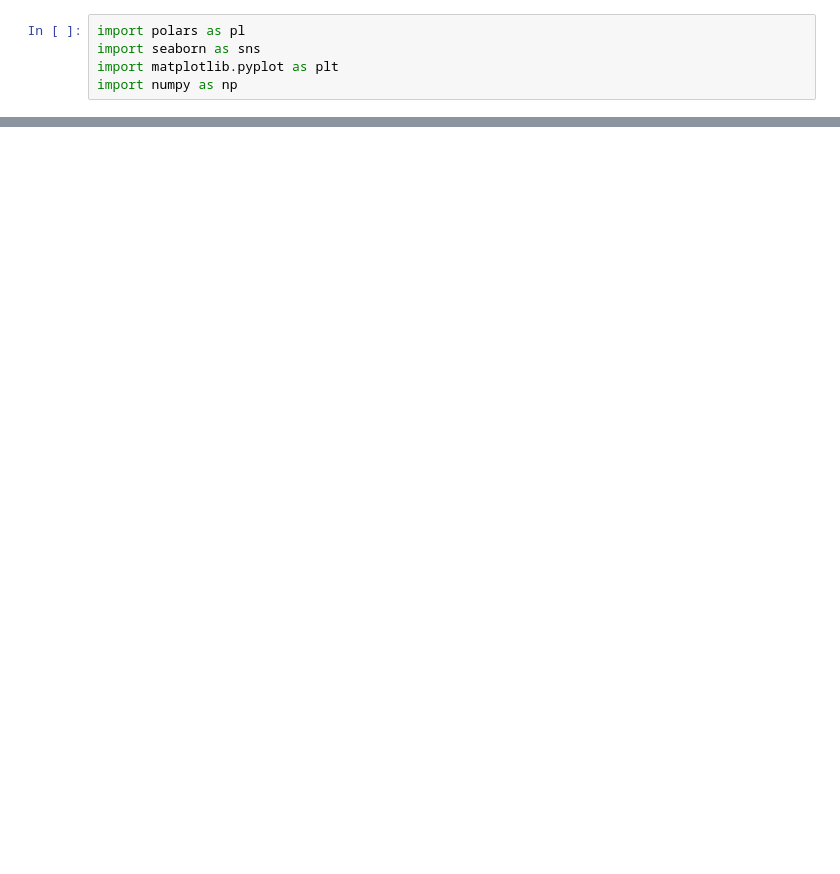
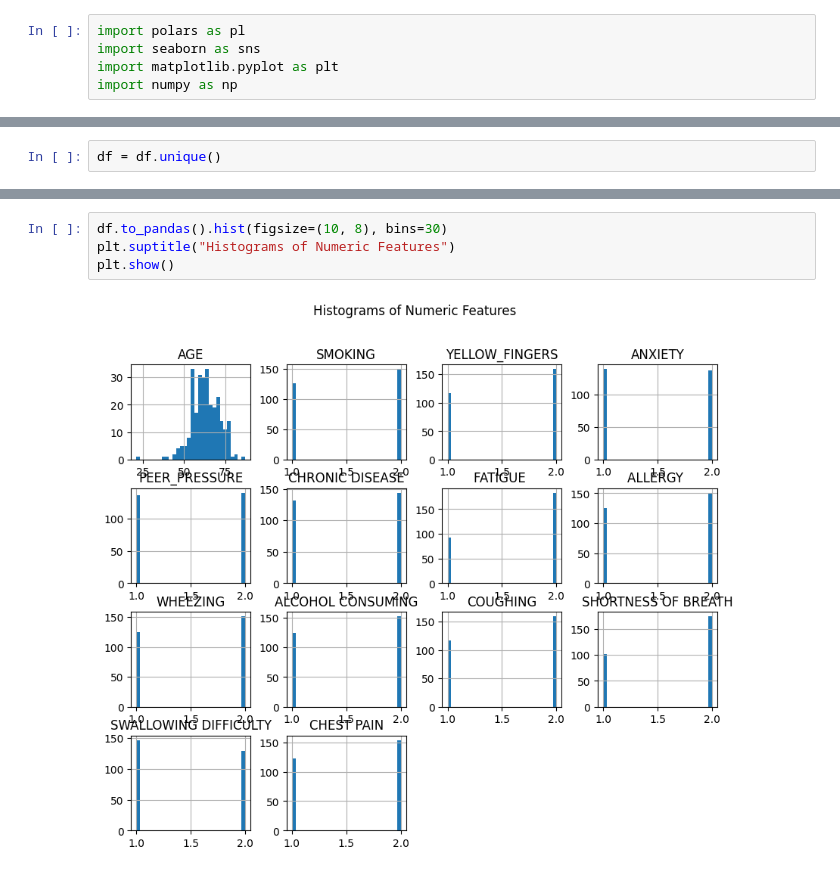
Before and after one commit to the-madhankumar/LungCancer, a Jupyter notebook: Code/main.ipynb, the cells around one changed output, grey strips where cells are left out. Saved outputs shown, nothing was run; the diff lists cells and outputs as text; blank space fills up the shorter version.

```diff
--- a/Code/main.ipynb
+++ b/Code/main.ipynb
@@ -17,0 +44,2 @@ shape: (5, 16)
+# %%
+df = df.unique()
@@ -17,0 +143,6 @@ shape: (5, 16)
+# %%
+df.to_pandas().hist(figsize=(10, 8), bins=30)
+plt.suptitle("Histograms of Numeric Features")
+plt.show()
+# %% [output]
+[figure, added]
```
Also changed, not shown: parts of 11 cells of this notebook.
